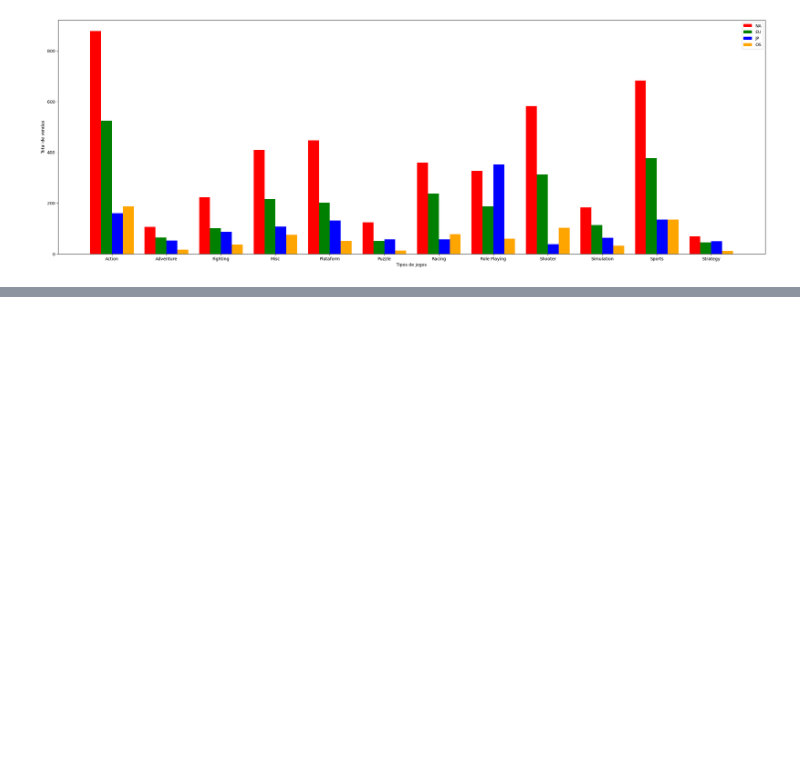
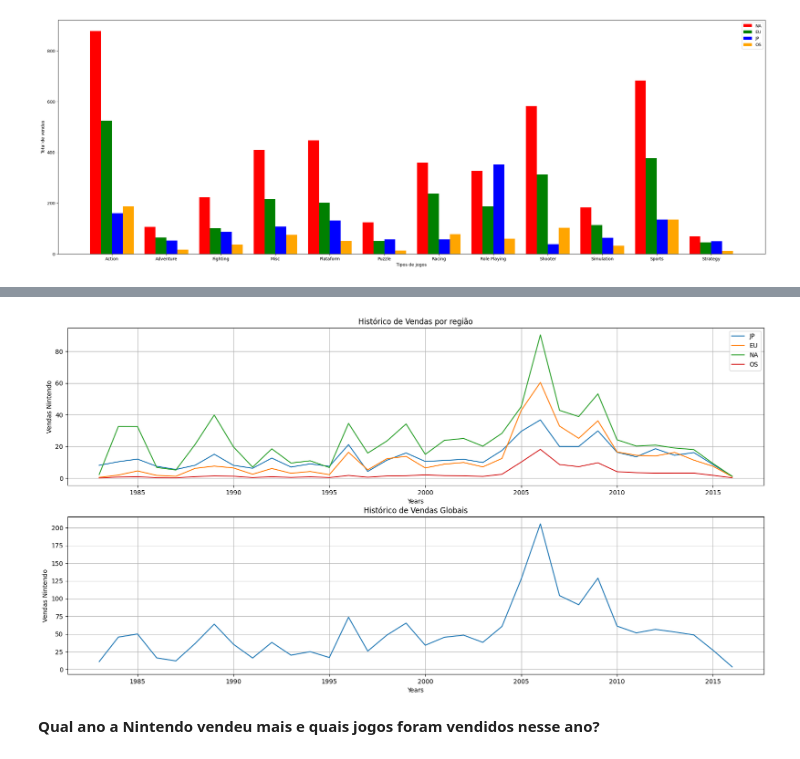
Before and after one commit to rafaelporfiriobarros/video-game-sales, a Jupyter notebook: video-game-sales.ipynb, the cells around one changed output, grey strips where cells are left out. Cells and saved outputs as stored; diff of their text form; code cells hidden in the pictures; blank space fills up the shorter version.

```diff
--- a/video-game-sales.ipynb
+++ b/video-game-sales.ipynb
@@ -204,0 +383,11 @@ Name: NA_Sales, dtype: float64
+# %%
+Nintendo = vgsales[(vgsales['Publisher'] == 'Nintendo')]
+
+ag_nint = Nintendo[['Year',
+                    'NA_Sales',
+                    'EU_Sales',
+                    'JP_Sales',
+                    'Other_Sales',
+                    'Global_Sales']].groupby('Year').agg(lambda x: sum(x)).reset_index()
+
+ag_nint.head(50)
@@ -204,0 +412,18 @@ Name: NA_Sales, dtype: float64
+# %%
+fig, axs = plt.subplots(2,1,figsize=(20,10))
+axs[0].plot(ag_nint['Year'], ag_nint['JP_Sales'], label='JP')
+axs[0].plot(ag_nint['Year'], ag_nint['EU_Sales'], label='EU')
+axs[0].plot(ag_nint['Year'], ag_nint['NA_Sales'], label='NA')
+axs[0].plot(ag_nint['Year'], ag_nint['Other_Sales'], label='OS')
+axs[1].plot(ag_nint['Year'], ag_nint['Global_Sales'], label='OS')
+axs[0].set(xlabel='Years', ylabel='Vendas Nintendo', title='Histórico de Vendas por região')
+axs[1].set(xlabel='Years', ylabel='Vendas Nintendo', title='Histórico de Vendas Globais')
+
+axs[0].grid()
+axs[1].grid()
+axs[0].legend()
+plt.show()
+# %% [output]
+[figure, added]
+# %% [markdown]
+**Qual ano a Nintendo vendeu mais e quais jogos foram vendidos nesse ano?**
```
Also changed, not shown: parts of 46 cells of this notebook.
